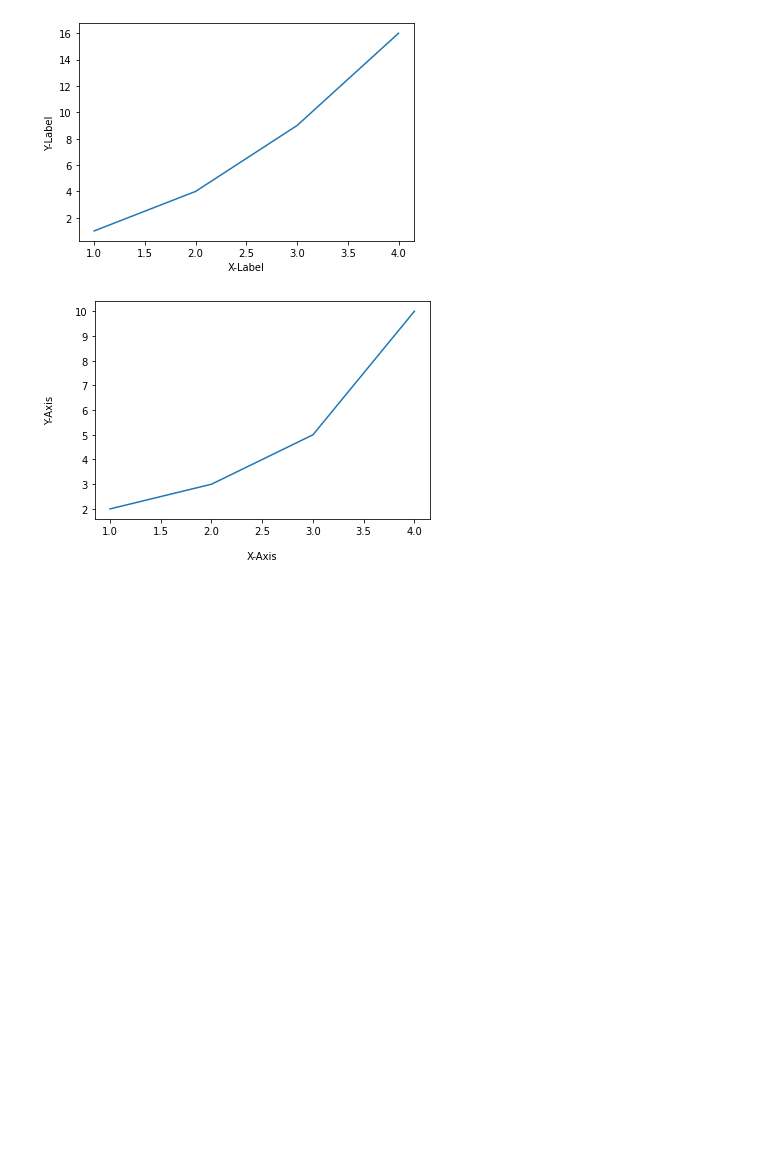
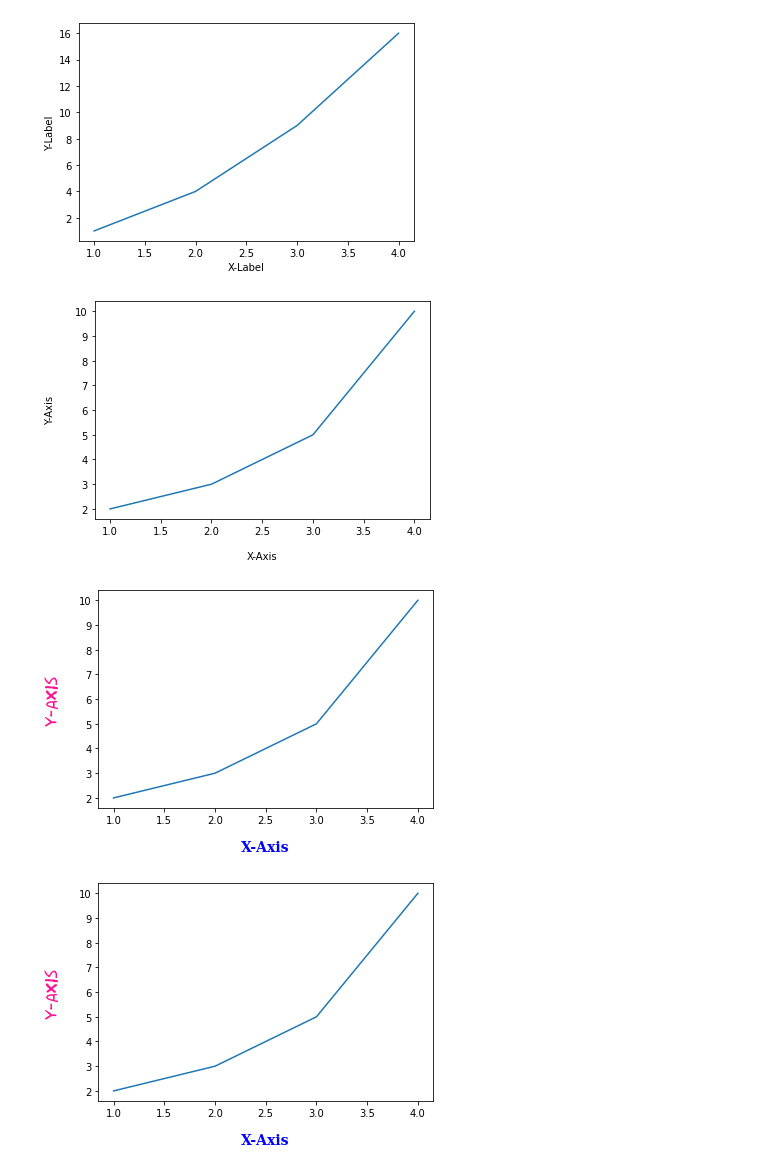
Before and after one commit to okmunkiok/Matplotlib_Tutorial__Dardao, a Jupyter notebook: Matplotlib_Tutorial.ipynb, the cells around one changed output. Saved outputs shown, nothing was run; the diff lists cells and outputs as text; code cells hidden in the pictures; blank space fills up the shorter version.

```diff
--- a/Matplotlib_Tutorial.ipynb
+++ b/Matplotlib_Tutorial.ipynb
@@ -117,3 +131,35 @@ plt.ylabel('Y-Axis', labelpad=20)
 plt.show()
 # %% [output]
 [figure]
+# %%
+# 폰트 설정하기
+# 예제
+
+import matplotlib.pyplot as plt
+
+plt.plot([1, 2, 3, 4], [2, 3, 5, 10])
+plt.xlabel('X-Axis', labelpad=15, fontdict={'family': 'serif', 'color': 'b', 'weight': 'bold', 'size': 14})
+plt.ylabel('Y-Axis', labelpad=20, fontdict={'family': 'fantasy', 'color': 'deeppink', 'weight': 'normal', 'size': 'xx-large'})
+plt.show()
+
+font1 = {
+    'family': 'serif',
+    'color': 'b',
+    'weight': 'bold',
+    'size': 14
+}
+
+font2 = {
+    'family': 'fantasy',
+    'color': 'deeppink',
+    'weight': 'normal',
+    'size': 'xx-large'
+}
+
+plt.plot([1, 2, 3, 4], [2, 3, 5, 10])
+plt.xlabel('X-Axis', labelpad=15, fontdict=font1)
+plt.ylabel('Y-Axis', labelpad=20, fontdict=font2)
+plt.show()
+# %% [output]
+[figure, added]
+[figure, added]
```
Also changed, not shown: parts of 5 cells of this notebook.
